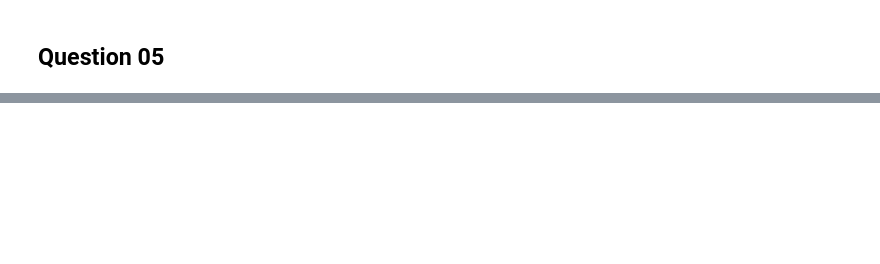
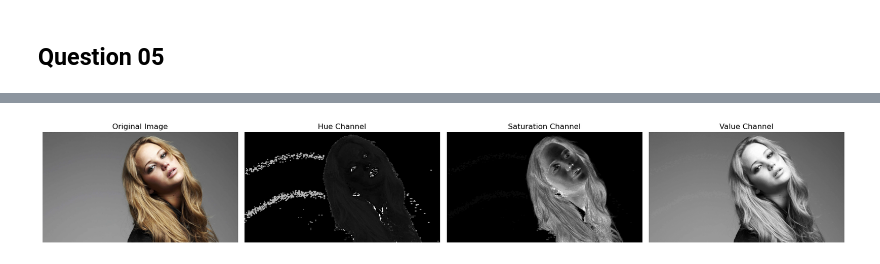
Before and after one commit to dilshan-49/EN3160, a Jupyter notebook: A01/220067G_A01.ipynb, the cells around one changed output, grey strips where cells are left out. Saved outputs shown, nothing was run; the diff lists cells and outputs as text; code cells hidden in the pictures; blank space fills up the shorter version.

```diff
--- a/A01/220067G_A01.ipynb
+++ b/A01/220067G_A01.ipynb
@@ -264,0 +351,38 @@ interactive(children=(FloatSlider(value=0.5, description='Strength (a):', max=1.
+# %%
+import numpy as np
+import cv2 as cv
+import matplotlib.pyplot as plt
+IMG_PATH="./a1images/"
+# %%
+img = cv.imread(IMG_PATH+"jeniffer.jpg",cv.IMREAD_COLOR_RGB)
+
+hsv_img = cv.cvtColor(img,cv.COLOR_RGB2HSV)
+
+h,s,v = cv.split(hsv_img)
+
+fig = plt.figure(figsize=(18,4))
+
+plt.subplot(141)
+plt.imshow(img)
+plt.title('Original Image')
+plt.axis('off')
+
+plt.subplot(142)
+plt.imshow(h, cmap='gray')
+plt.title('Hue Channel')
+plt.axis('off')
+
+plt.subplot(143)
+plt.imshow(s, cmap='gray')
+plt.title('Saturation Channel')
+plt.axis('off')
+
+plt.subplot(144)
+plt.imshow(v, cmap='gray')
+plt.title('Value Channel')
+plt.axis('off')
+
+plt.tight_layout()
+plt.show()
+# %% [output]
+[figure, added]
```
Also changed, not shown: parts of 18 cells of this notebook.
